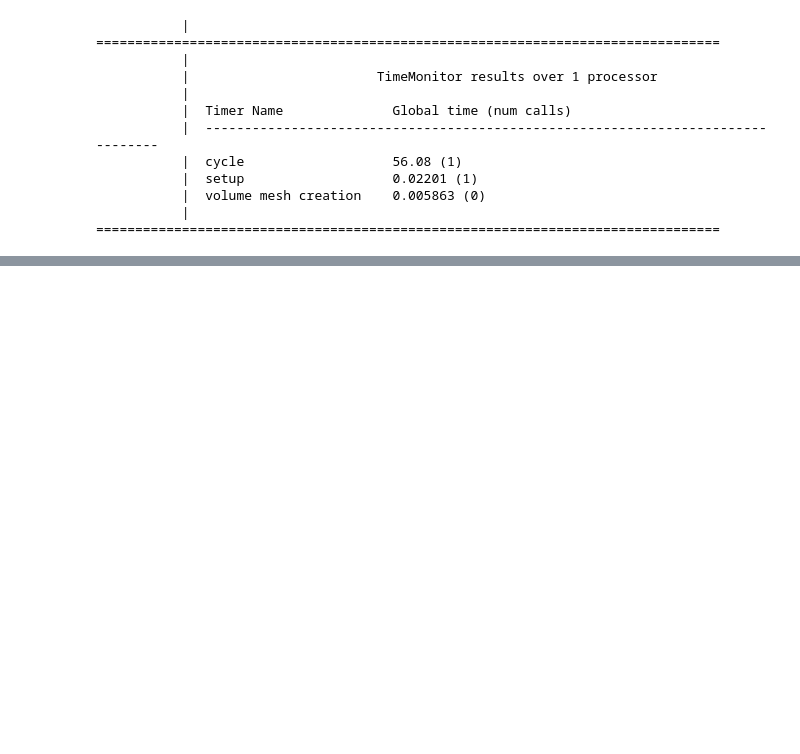
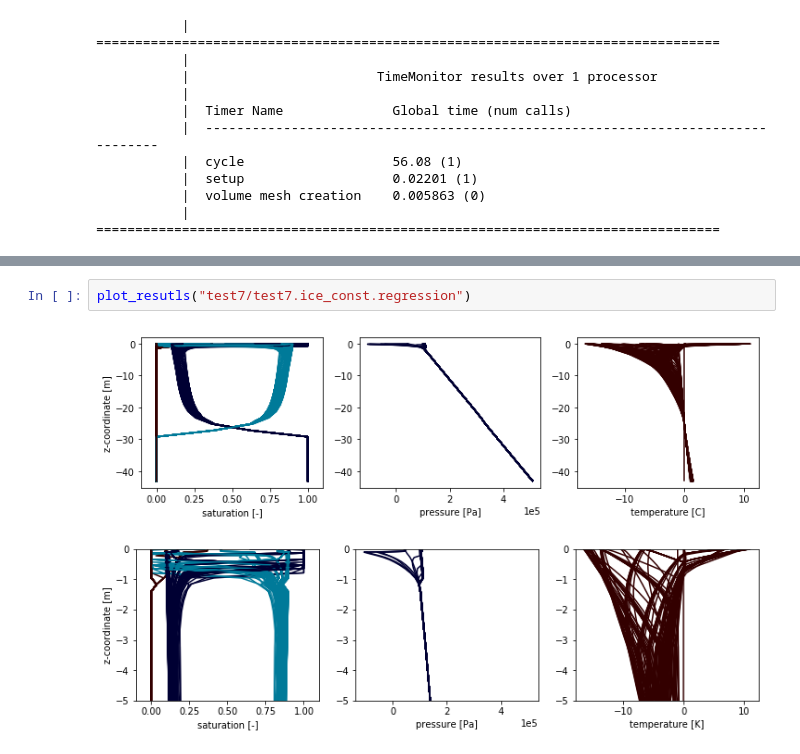
Before and after one commit to amanzi/ats-testsuite-arctic, a Jupyter notebook: testing/ELM-hillslope/1D/1D_column_visualize.ipynb, the cells around one changed output, grey strips where cells are left out. Saved outputs shown, nothing was run; the diff lists cells and outputs as text; blank space fills up the shorter version.

```diff
--- a/testing/ELM-hillslope/1D/1D_column_visualize.ipynb
+++ b/testing/ELM-hillslope/1D/1D_column_visualize.ipynb
@@ -302,0 +189,5 @@ go("test8/test8-organic.regression.gold", year(9))
+# %%
+plot_resutls("test7/test7.ice_const.regression")
+# %% [output]
+[figure, added]
+[figure, added]
```
Also changed, not shown: parts of 11 cells of this notebook, 2 other files.
